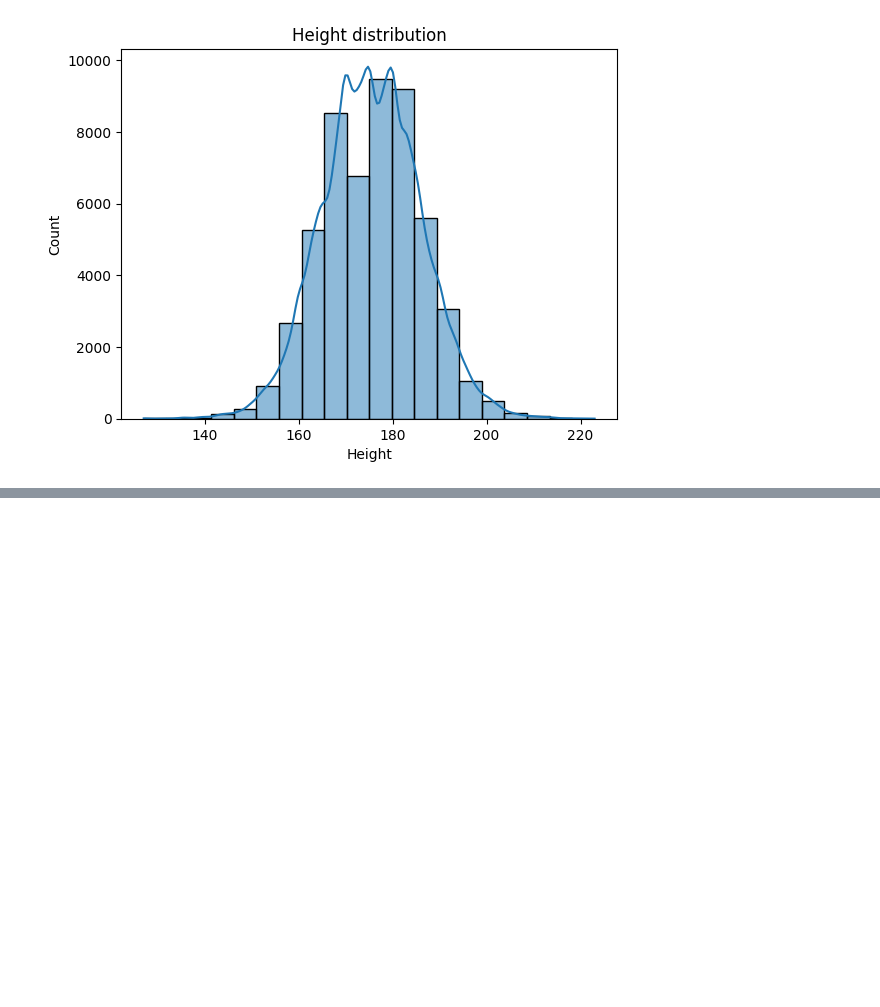
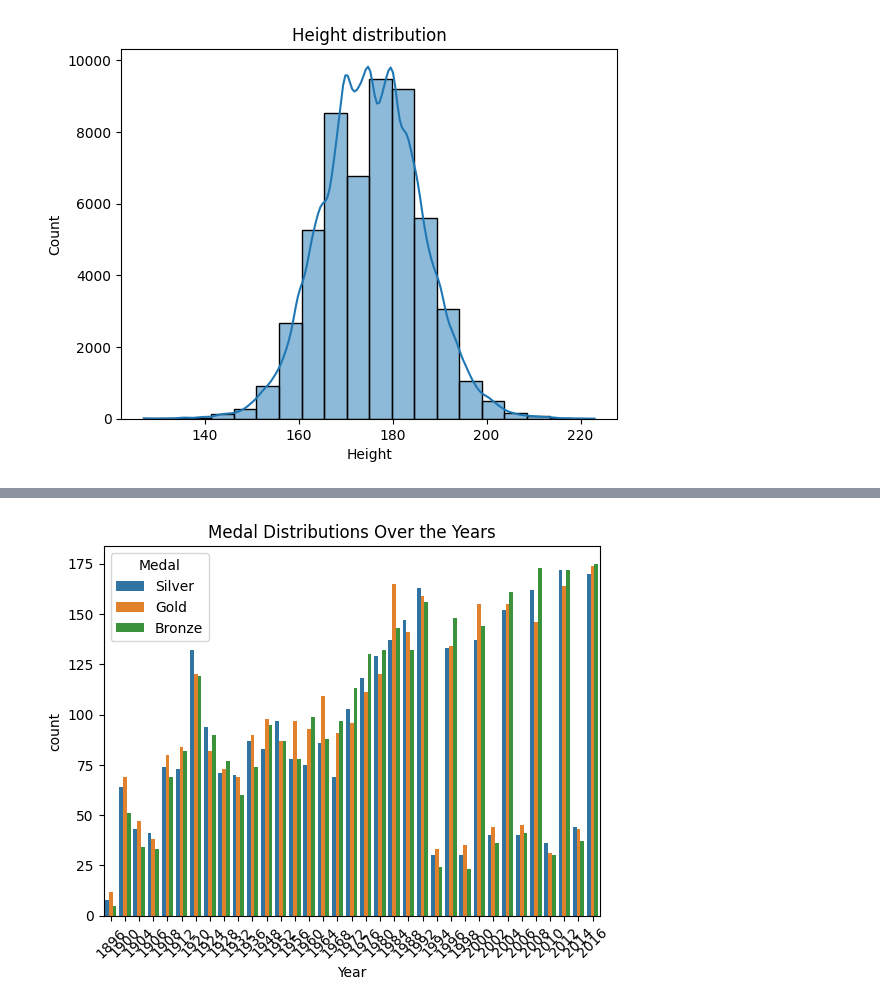
Before and after one commit to samwanyua/Exploratory-Data-Analysis-EDA--Olympics-Dataset, a Jupyter notebook: Notebook.ipynb, the cells around one changed output, grey strips where cells are left out. Cells and saved outputs as stored; diff of their text form; code cells hidden in the pictures; blank space fills up the shorter version.

```diff
--- a/Notebook.ipynb
+++ b/Notebook.ipynb
@@ -125,0 +138,7 @@ plt.show()
+# %%
+sns.countplot(data= data, x="Year", hue="Medal")
+plt.title("Medal Distributions Over the Years")
+plt.xticks(rotation = 45)
+plt.show()
+# %% [output]
+[figure, added]
```
Also changed, not shown: parts of 5 cells of this notebook.
